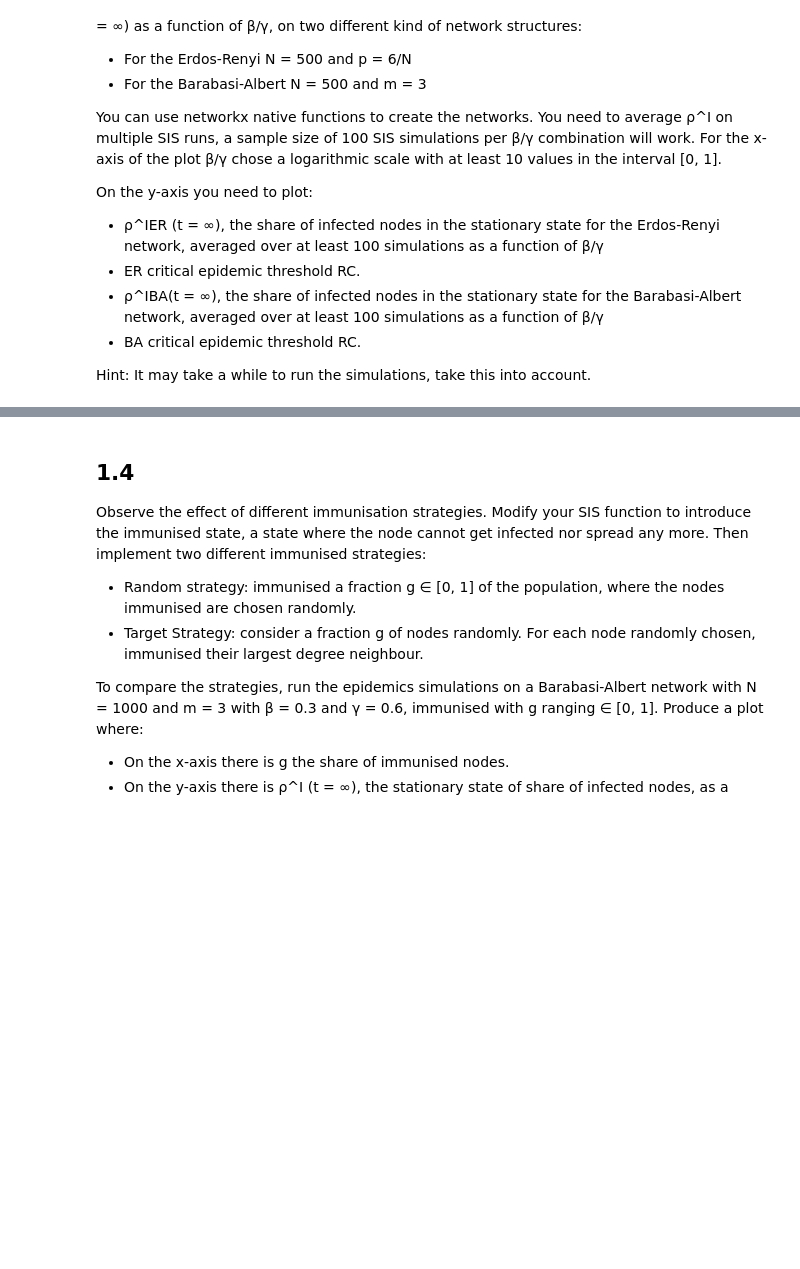
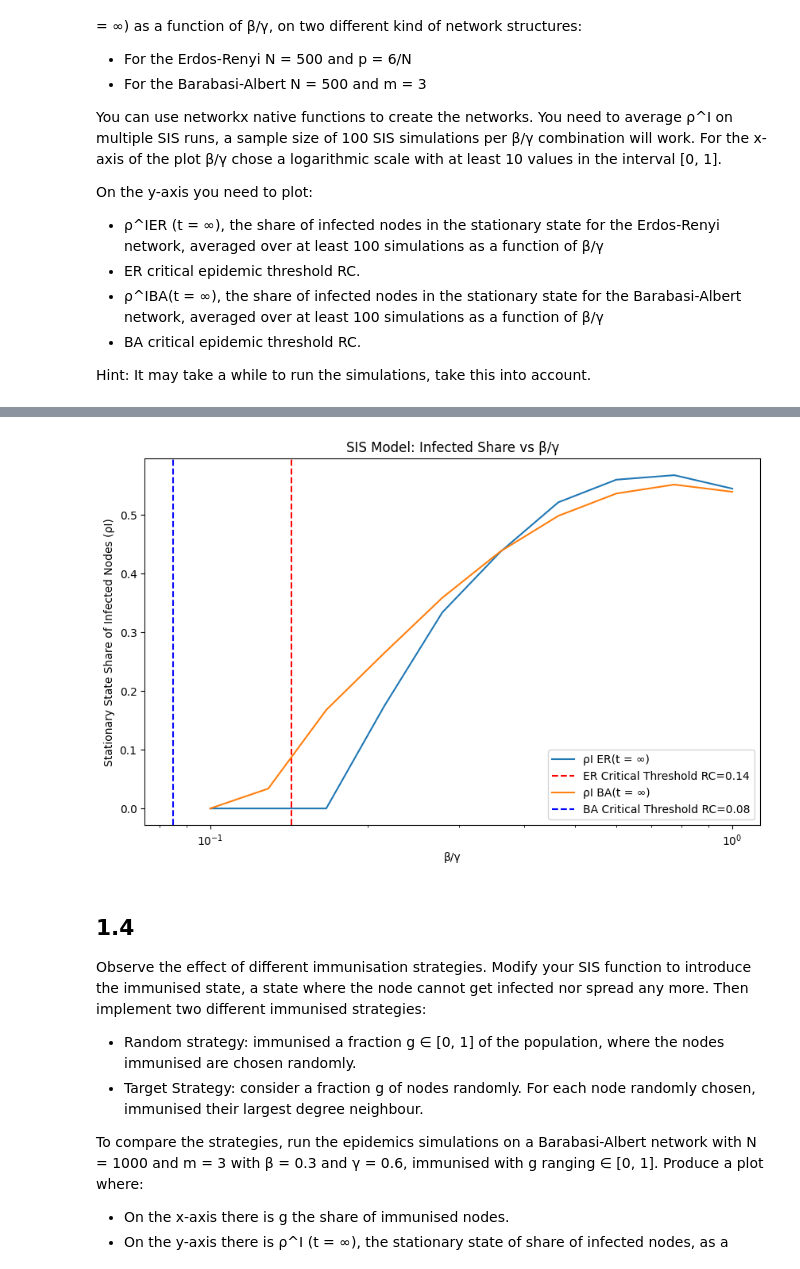
Before and after one commit to HuberNicolas/network-science-uzh, a Jupyter notebook: assignment-4/Assignment_04.ipynb, the cells around one changed output, grey strips where cells are left out. Drawn from its saved outputs; the diff is of its cells as text; code cells hidden in the pictures; blank space fills up the shorter version.

```diff
--- a/assignment-4/Assignment_04.ipynb
+++ b/assignment-4/Assignment_04.ipynb
@@ -274,3 +245,101 @@ averaged over at least 100 simulations as a function of β/γ
 - BA critical epidemic threshold RC.
 
 Hint: It may take a while to run the simulations, take this into account.
+# %%
+import networkx as nx
+import numpy as np
+import matplotlib.pyplot as plt
+import time
+from tqdm import tqdm  # Import tqdm
+
+def sis_simulation(graph, beta, gamma, seed, max_steps=1000):
+    random.seed(seed)
+    p = random.uniform(0, 1)
+
+    nodes = set(graph.nodes)
+    infected_nodes = set(np.random.choice(list(nodes), size=int(p * len(nodes)), replace=False))
+    susceptible_nodes = nodes - infected_nodes
+
+    for step in tqdm(range(max_steps), desc="Simulation Progress"):
+        cp_infected_nodes = infected_nodes.copy()
+        cp_susceptible_nodes = susceptible_nodes.copy()
+
+        for node in cp_susceptible_nodes:
+            neighbors = set(graph.neighbors(node))
+            infected_neighbors = neighbors & cp_infected_nodes
+
+            v = len(infected_neighbors)
+            p_infection = 1 - (1 - beta) ** v
+            if random.uniform(0, 1) < p_infection:
+                infected_nodes.add(node)
+                susceptible_nodes.remove(node)
+
+        for node in cp_infected_nodes:
+            if random.uniform(0, 1) < gamma:
+                infected_nodes.remove(node)
+                susceptible_nodes.add(node)
+
+    return len(infected_nodes) / len(nodes)
+
+def average_sis_simulation(graph, beta, gamma, sample_size=100, seed=None):
+    results = []
+    for _ in tqdm(range(sample_size), desc="Average Simulation Progress"):
+        result = sis_simulation(graph, beta, gamma, seed, max_steps=1000)
+        results.append(result)
+    return np.mean(results)
+
+# Parameters
+beta_gamma_values = np.logspace(-1, 0, 10)
+gamma_values = np.logspace(-1, -0.1, 10)
+beta_values = beta_gamma_values * gamma_values
+sample_size = 100
+
+# Create Erdos-Renyi network
+N_er = 500
+p_er = 6 / N_er
+er_graph = nx.erdos_renyi_graph(N_er, p_er)
+
+# Create Barabasi-Albert network
+N_ba = 500
+m_ba = 3
+ba_graph = nx.barabasi_albert_graph(N_ba, m_ba)
+
+# Initialize timer
+start_time = time.time()
+
+# Perform simulations and calculate averages
+rho_i_er = [average_sis_simulation(er_graph, beta, gamma, sample_size) for beta, gamma in zip(beta_values, gamma_values)]
+rho_i_ba = [average_sis_simulation(ba_graph, beta, gamma, sample_size) for beta, gamma in zip(beta_values, gamma_values)]
+
+def calculate_critical_er_threshold(graph):
+    avg_degree = sum(dict(graph.degree()).values()) / len(graph)
+    return 1 / (avg_degree + 1)
+
+def calculate_critical_ba_threshold(graph):
+    avg_degree = sum(dict(graph.degree()).values()) / len(graph)
+    avg_square_degree = sum([degree ** 2 for degree in dict(graph.degree()).values()]) / len(graph)
+    return avg_degree / avg_square_degree
+
+# Calculate critical thresholds
+rc_er = calculate_critical_er_threshold(er_graph)
+rc_ba = calculate_critical_ba_threshold(ba_graph)
+
+# Print execution time
+end_time = time.time()
+execution_time = end_time - start_time
+print(f"Execution time: {execution_time:.2f} seconds")
+
+# Plotting
+plt.figure(figsize=(10, 6))
+plt.plot(beta_gamma_values, rho_i_er, label=f'ρI ER(t = ∞)')
+plt.axvline(x=rc_er, color='r', linestyle='--', label=f'ER Critical Threshold RC={rc_er:.2f}')
+plt.plot(beta_gamma_values, rho_i_ba, label=f'ρI BA(t = ∞)')
+plt.axvline(x=rc_ba, color='b', linestyle='--', label=f'BA Critical Threshold RC={rc_ba:.2f}')
+
+plt.xscale('log')
+plt.xlabel('β/γ')
+plt.ylabel('Stationary State Share of Infected Nodes (ρI)')
+plt.title('SIS Model: Infected Share vs β/γ')
+plt.legend()
+plt.show()
+# %% [output]
@@ -277,3 +347,4 @@ Hint: It may take a while to run the simulations, take this into account.
+[figure, added]
 # %% [markdown]
 ## 1.4
 Observe the effect of different immunisation strategies. Modify your SIS function to introduce
```
Also changed, not shown: parts of 5 cells of this notebook.
